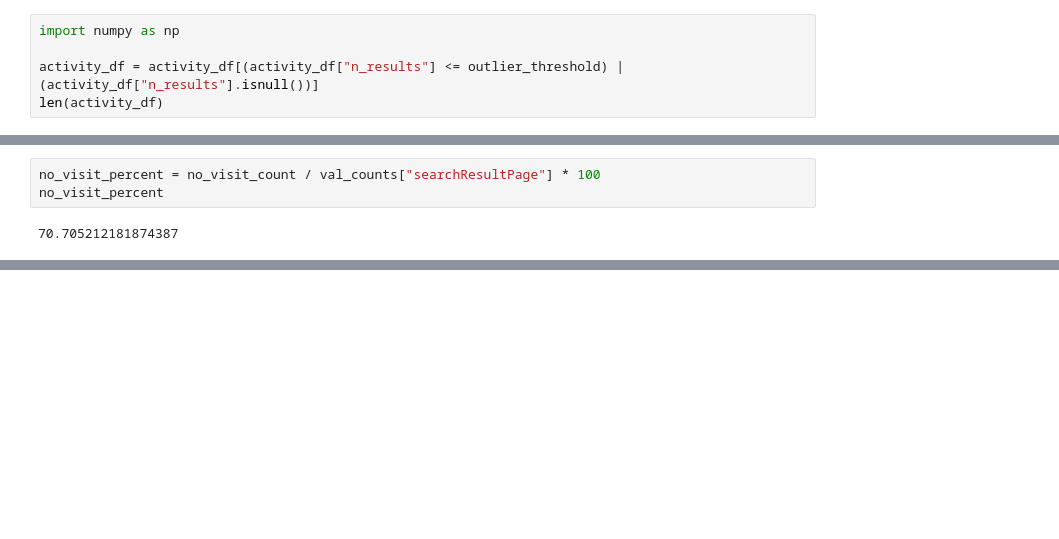
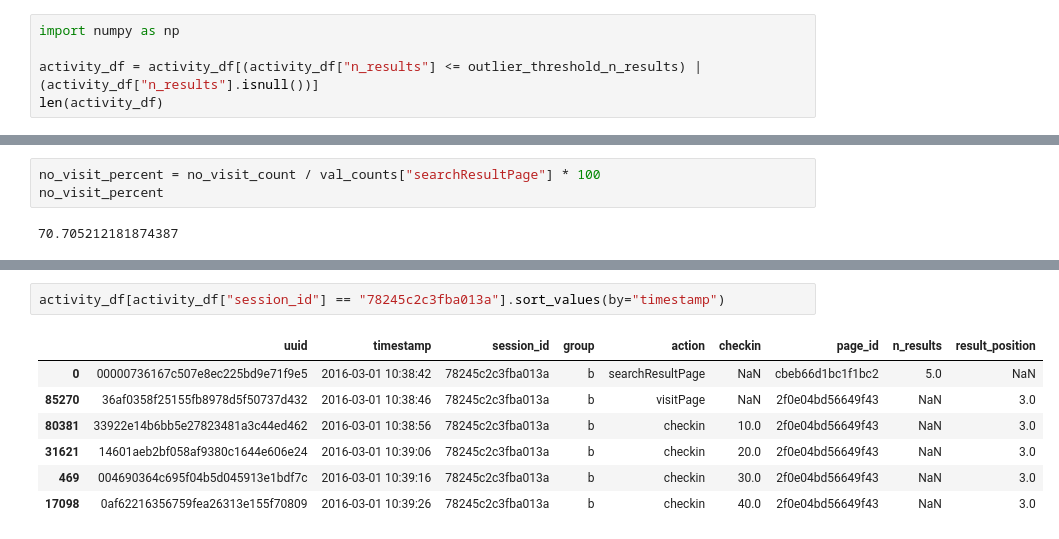
Before and after one commit to msznajder/wikipedia_users_activity_analysis, a Jupyter notebook: wikipedia_analysis.ipynb, the cells around one changed output, grey strips where cells are left out. Drawn from its saved outputs; the diff is of its cells as text; blank space fills up the shorter version.

```diff
--- a/wikipedia_analysis.ipynb
+++ b/wikipedia_analysis.ipynb
@@ -202,7 +202,7 @@ We see that we have only - considering 400165 data records - 360 values above ou
 # %%
 import numpy as np
 
-activity_df = activity_df[(activity_df["n_results"] <= outlier_threshold) | (activity_df["n_results"].isnull())]
+activity_df = activity_df[(activity_df["n_results"] <= outlier_threshold_n_results) | (activity_df["n_results"].isnull())]
 len(activity_df)
 # %% [output]
 399805
@@ -284,0 +295,10 @@ That would mean that 96070 out of 135874 `searchResultPage` did not end with `vi
+# %%
+activity_df[activity_df["session_id"] == "78245c2c3fba013a"].sort_values(by="timestamp")
+# %% [output]
+|  | uuid | timestamp | session_id | group | action | checkin | page_id | n_results | result_position |
+| 0 | 00000736167c507e8ec225bd9e71f9e5 | 2016-03-01 10:38:42 | 78245c2c3fba013a | b | searchResultPage | NaN | cbeb66d1bc1f1bc2 | 5.0 | NaN |
+| 85270 | 36af0358f25155fb8978d5f50737d432 | 2016-03-01 10:38:46 | 78245c2c3fba013a | b | visitPage | NaN | 2f0e04bd56649f43 | NaN | 3.0 |
+| 80381 | 33922e14b6bb5e27823481a3c44ed462 | 2016-03-01 10:38:56 | 78245c2c3fba013a | b | checkin | 10.0 | 2f0e04bd56649f43 | NaN | 3.0 |
+| 31621 | 14601aeb2bf058af9380c1644e606e24 | 2016-03-01 10:39:06 | 78245c2c3fba013a | b | checkin | 20.0 | 2f0e04bd56649f43 | NaN | 3.0 |
+| 469 | 004690364c695f04b5d045913e1bdf7c | 2016-03-01 10:39:16 | 78245c2c3fba013a | b | checkin | 30.0 | 2f0e04bd56649f43 | NaN | 3.0 |
+| 17098 | 0af62216356759fea26313e155f70809 | 2016-03-01 10:39:26 | 78245c2c3fba013a | b | checkin | 40.0 | 2f0e04bd56649f43 | NaN | 3.0 |
```
Also changed, not shown: parts of 16 cells of this notebook.
